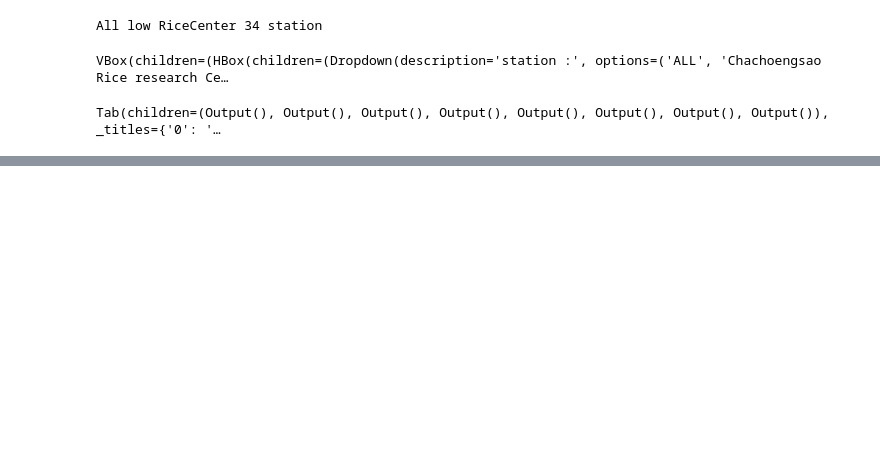
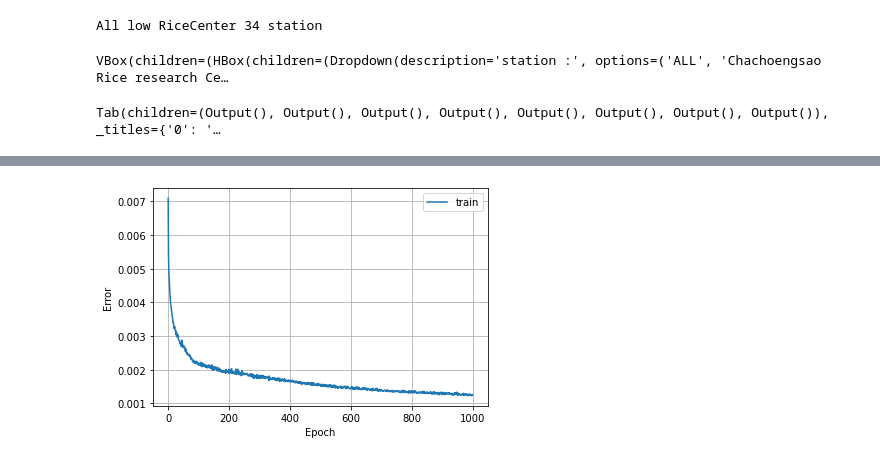
Before and after one commit to D6200763-SUT/SUT_Rice_Project_2021, a Jupyter notebook: Ex4_Multivariate_LSTM_model_Time-series run 2.ipynb, the cells around one changed output, grey strips where cells are left out. Cells and saved outputs as stored; diff of their text form; code cells hidden in the pictures; blank space fills up the shorter version.

```diff
--- a/Ex4_Multivariate_LSTM_model_Time-series run 2.ipynb
+++ b/Ex4_Multivariate_LSTM_model_Time-series run 2.ipynb
@@ -384,8 +388,8 @@ values_predict = frames_test.values
 from sklearn.preprocessing import MinMaxScaler
 from sklearn.preprocessing import LabelEncoder
 
-n_day = 7
-n_out = 3
+n_day = 14
+n_out = 7
 
 #train data
 # ensure all data is float
@@ -507 +511,2 @@ Epoch 86/1000
+[figure, added]
 # %%
```
Also changed, not shown: parts of 3 cells of this notebook, 3 other files.
